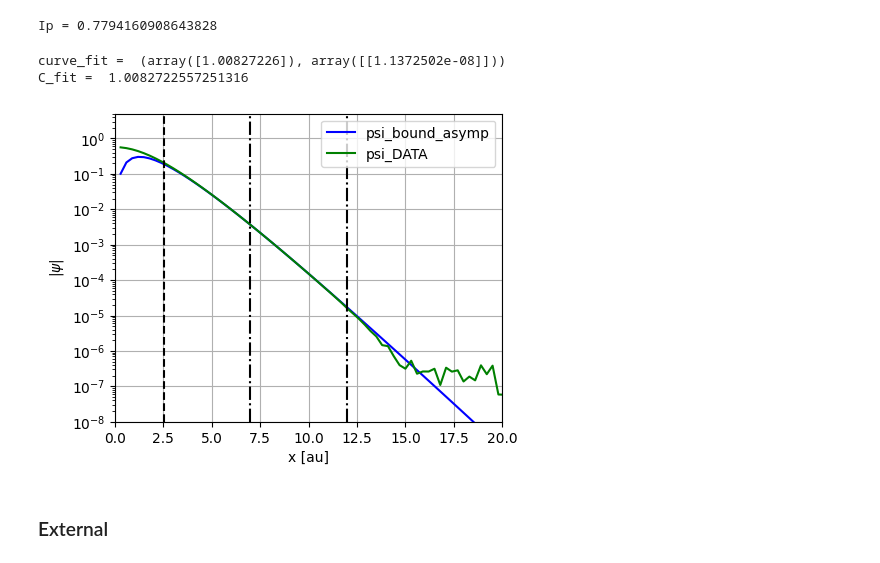
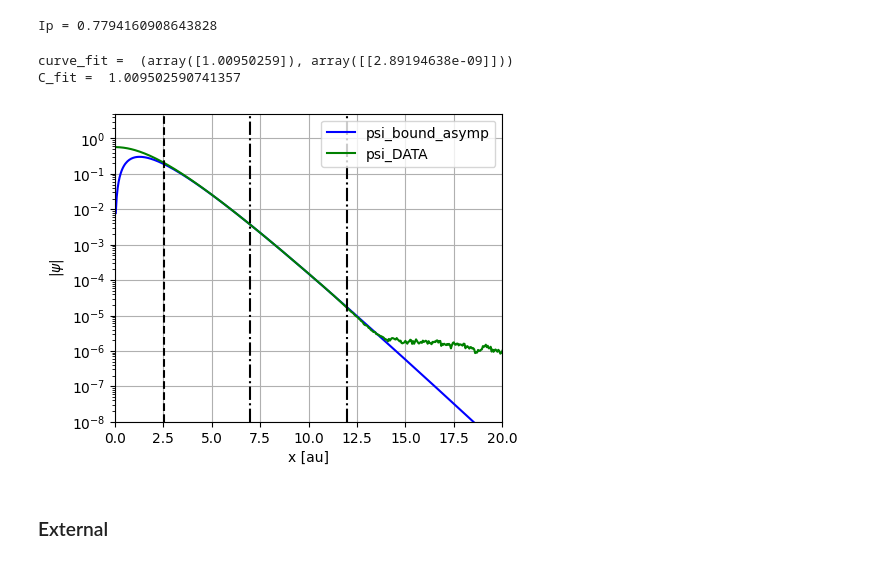
Before and after one commit to DenTyur/RSSFM, a Jupyter notebook: src/analitic/AsymptoticCoefficient/Shivka.ipynb, the cells around one changed output. Saved outputs shown, nothing was run; the diff lists cells and outputs as text; code cells hidden in the pictures.

```diff
--- a/src/analitic/AsymptoticCoefficient/Shivka.ipynb
+++ b/src/analitic/AsymptoticCoefficient/Shivka.ipynb
@@ -140,43 +140,43 @@ Ip = 0.7794160908643828
 x_asymp = z/Ip
 
 # начальное состояния из DATA
-path = "/home/denis/Programs/atoms_and_ions/DATA/Xe/Xe_1e1d_N200_dx03_inner.hdf5"
+path = "/home/denis/Programs/atoms_and_ions/DATA/Xe/Xe1e1d_21_22eV_N2400_dx005_inner.hdf5"
 with h5py.File(path, "r") as f:
     x_DATA = f["Xspace/x0"][:]
     psi_im = f["WaveFunction/psi_im"][:]
     psi_re = f["WaveFunction/psi_re"][:]
     psi_DATA = psi_re + 1j*psi_im
 
 # вырезаем только положительные x
 mask = (x_DATA > 0.01)
 x_DATA = x_DATA[mask]
 psi_DATA = psi_DATA[mask]
 
 # фитируем с состоянием из DATA
 x_for_fit = [7, 12]
 mask = (x_DATA > x_for_fit[0]) & (x_DATA < x_for_fit[1])
 x_fit = x_DATA[mask]
 psi_initial_fit = psi_DATA[mask]
 curve_fit = sp.optimize.curve_fit(lambda x, C: np.abs(psi_bound_asymp(x, C, z, kappa)), x_fit, np.abs(psi_initial_fit))
 C_fit = np.abs(curve_fit[0][0])
 print("curve_fit = ", curve_fit)
 print("C_fit = ", C_fit)
 
 # график
 fig, ax = plt.subplots(1, 1, figsize = (5, 4))
 ax.plot(x_DATA, np.abs(psi_bound_asymp(x_DATA, C_fit, z, kappa)), color="blue", label="psi_bound_asymp")
 ax.plot(x_DATA, np.abs(psi_DATA), color="green", label="psi_DATA")
 ax.axvline(x_asymp, color='black', linestyle='--')
 ax.axvline(x_for_fit[0], color='black', linestyle='-.')
 ax.axvline(x_for_fit[1], color='black', linestyle='-.')
 # ax.set(xlim=[0, 2], ylim=[0, 0.1])
 ax.set(xlim=[0, 20], ylim=[1e-8, 5], xlabel="x [au]", ylabel=r"$|\psi|$")
 ax.set_yscale("log")
 ax.grid(); ax.legend();
 # %% [output]
-curve_fit =  (array([1.00827226]), array([[1.1372502e-08]]))
-C_fit =  1.0082722557251316
+curve_fit =  (array([1.00950259]), array([[2.89194638e-09]]))
+C_fit =  1.009502590741357
-[figure, old version]
+[figure, new version]
 # %% [markdown]
 ### External
 # %%
```
Also changed, not shown: 7 other files.
